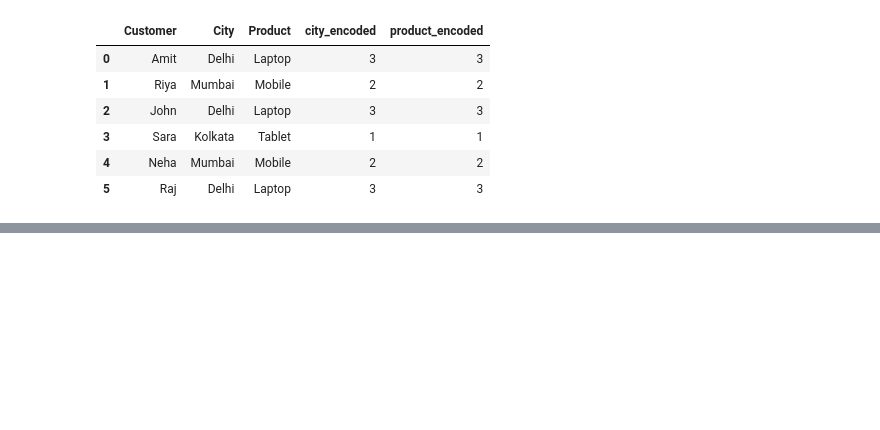
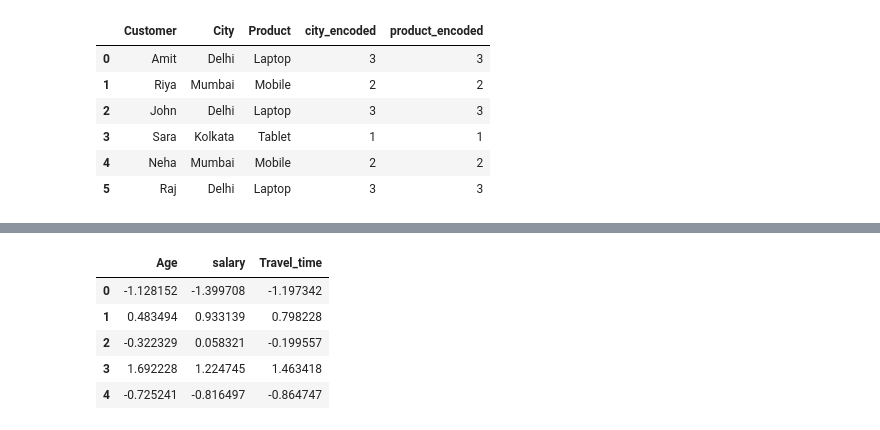
Before and after one commit to datanalytics90/PythonProjects, a Jupyter notebook: Encoding and Scaling.ipynb, the cells around one changed output, grey strips where cells are left out. Cells and saved outputs as stored; diff of their text form; code cells hidden in the pictures; blank space fills up the shorter version.

```diff
--- a/Encoding and Scaling.ipynb
+++ b/Encoding and Scaling.ipynb
@@ -153,0 +191,11 @@ df4
+# %%
+#Convert array to DataFrame
+scaled_df=pd.DataFrame(scaled_data,columns=df[["Age","salary","Travel_time"]].columns)
+scaled_df
+# %% [output]
+|  | Age | salary | Travel_time |
+| 0 | -1.128152 | -1.399708 | -1.197342 |
+| 1 | 0.483494 | 0.933139 | 0.798228 |
+| 2 | -0.322329 | 0.058321 | -0.199557 |
+| 3 | 1.692228 | 1.224745 | 1.463418 |
+| 4 | -0.725241 | -0.816497 | -0.864747 |
```
Also changed, not shown: parts of 17 cells of this notebook, 12 other files.
